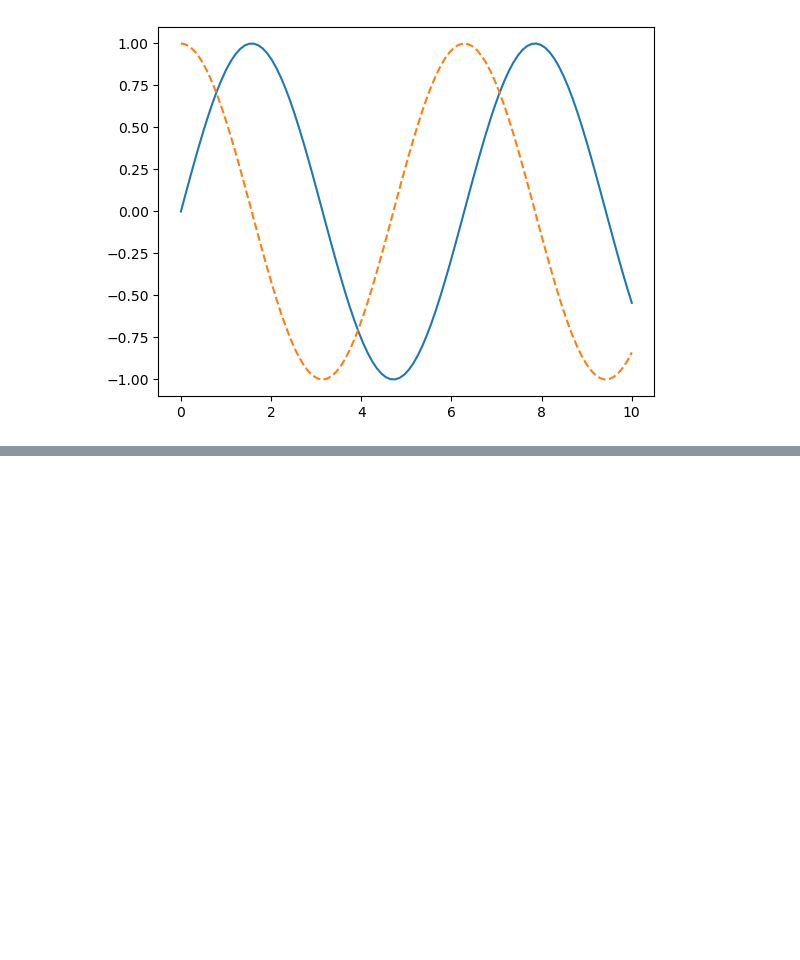
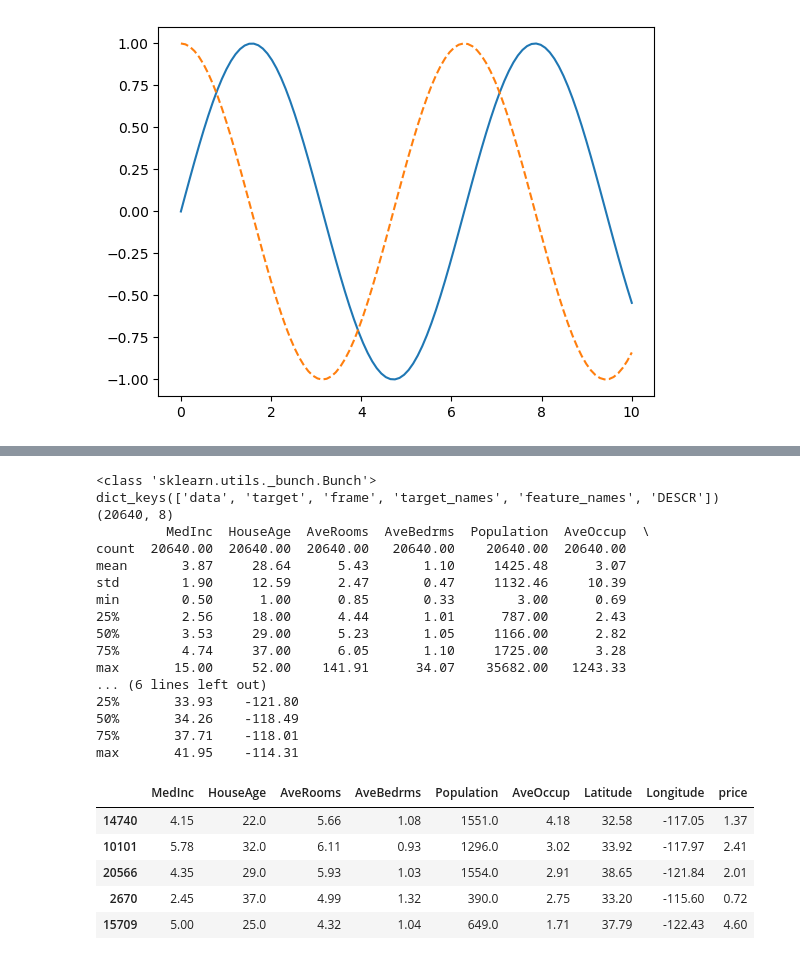
Before and after one commit to rebirther00/pydeep_multicam, a Jupyter notebook: Day1-SJ.ipynb, the cells around one changed output, grey strips where cells are left out. Drawn from its saved outputs; the diff is of its cells as text; code cells hidden in the pictures; blank space fills up the shorter version.

```diff
--- a/Day1-SJ.ipynb
+++ b/Day1-SJ.ipynb
@@ -108,0 +159,37 @@ plt.show()
+# %%
+from sklearn.datasets import fetch_california_housing
+import pandas as pd
+
+housing = fetch_california_housing()
+print(type(housing))
+print(housing.keys())
+print(housing.data.shape)
+# print(housing.data[:5])
+housing.frame = pd.DataFrame(housing.data, columns=housing.feature_names)
+# housing.frame.head().round(2)
+print(housing.frame.describe().round(2))
+housing.frame.assign(price=housing.target).sample(5, random_state=0).round(2)
+# %% [output]
+<class 'sklearn.utils._bunch.Bunch'>
+dict_keys(['data', 'target', 'frame', 'target_names', 'feature_names', 'DESCR'])
+(20640, 8)
+         MedInc  HouseAge  AveRooms  AveBedrms  Population  AveOccup  \
+count  20640.00  20640.00  20640.00   20640.00    20640.00  20640.00
+mean       3.87     28.64      5.43       1.10     1425.48      3.07
+std        1.90     12.59      2.47       0.47     1132.46     10.39
+min        0.50      1.00      0.85       0.33        3.00      0.69
+25%        2.56     18.00      4.44       1.01      787.00      2.43
+50%        3.53     29.00      5.23       1.05     1166.00      2.82
+75%        4.74     37.00      6.05       1.10     1725.00      3.28
+max       15.00     52.00    141.91      34.07    35682.00   1243.33
+... (6 lines left out)
+25%       33.93    -121.80
+50%       34.26    -118.49
+75%       37.71    -118.01
+max       41.95    -114.31
+|  | MedInc | HouseAge | AveRooms | AveBedrms | Population | AveOccup | Latitude | Longitude | price |
+| 14740 | 4.15 | 22.0 | 5.66 | 1.08 | 1551.0 | 4.18 | 32.58 | -117.05 | 1.37 |
+| 10101 | 5.78 | 32.0 | 6.11 | 0.93 | 1296.0 | 3.02 | 33.92 | -117.97 | 2.41 |
+| 20566 | 4.35 | 29.0 | 5.93 | 1.03 | 1554.0 | 2.91 | 38.65 | -121.84 | 2.01 |
+| 2670 | 2.45 | 37.0 | 4.99 | 1.32 | 390.0 | 2.75 | 33.20 | -115.60 | 0.72 |
+| 15709 | 5.00 | 25.0 | 4.32 | 1.04 | 649.0 | 1.71 | 37.79 | -122.43 | 4.60 |
```
Also changed, not shown: parts of 6 cells of this notebook, 1 other file.
